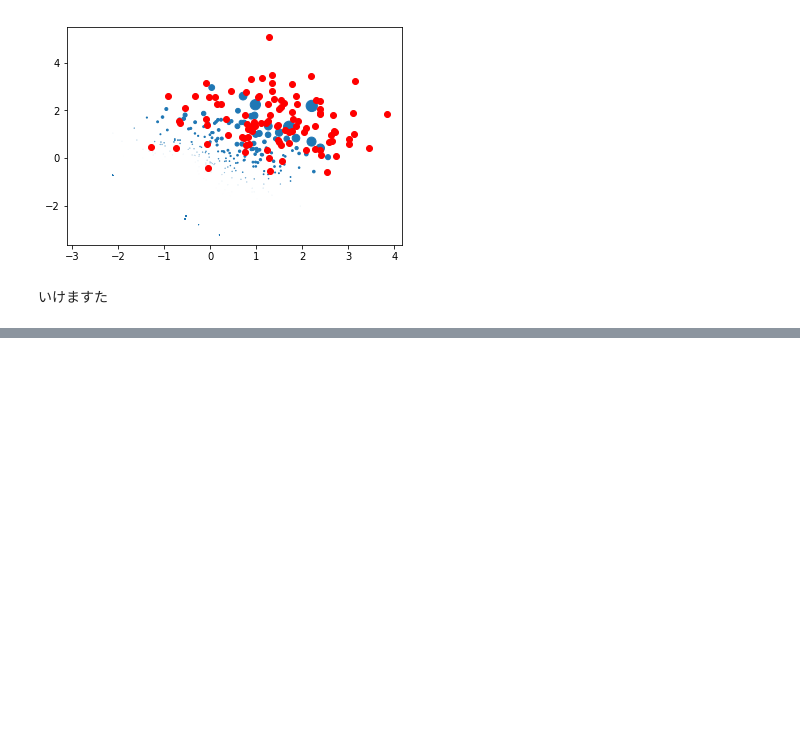
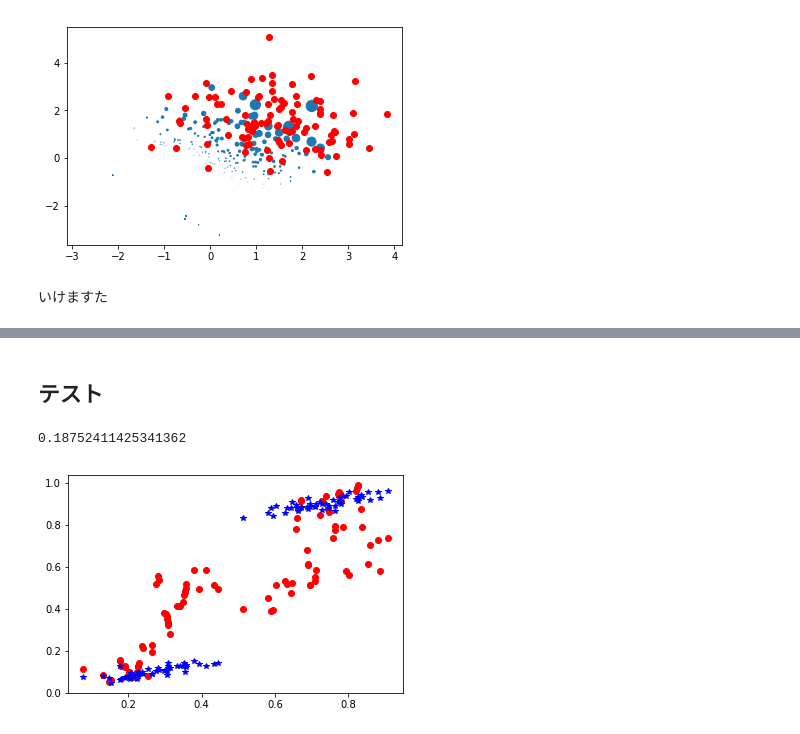
Before and after one commit to Nakakey/covariate_shift, a Jupyter notebook: compare_RuLSIF.ipynb, the cells around one changed output, grey strips where cells are left out. Cells and saved outputs as stored; diff of their text form; code cells hidden in the pictures; blank space fills up the shorter version.

```diff
--- a/compare_RuLSIF.ipynb
+++ b/compare_RuLSIF.ipynb
@@ -221,0 +205,2 @@ plt.plot(y[:,0], y[:,1], 'ro')
+# %%
+grid = np.linspace(0,1,100)[:,np.newaxis].T
@@ -221,0 +209,6 @@ plt.plot(y[:,0], y[:,1], 'ro')
+# %%
+train = train_x[:,np.newaxis].T
+test = test_x[:,np.newaxis].T
+alpha = 0.3
+PE, lsif_w, s = R_ULSIF(test, train, c_[grid, test, train], alpha,
+                   sigma_list(test, train), lambda_list(), test.shape[1], 5)
@@ -221,0 +221,12 @@ plt.plot(y[:,0], y[:,1], 'ro')
+# %%
+lsif_A = learn_KR(train, response,sigma = 0.01, gamma = 0.3, weight = lsif_w[-len(train):])
+# %% [markdown]
+## テスト
+# %%
+# 学習パラメータにかなり敏感のものですな
+plt.plot(test, pred_KR(test, train, sigma, lsif_A), 'ro', label = 'pred')
+plt.plot(test, test_y, 'b*', label = 'true')
+np.sqrt((pred_KR(test, train, sigma, lsif_A) - test_y)**2).mean()
+# %% [output]
+0.18752411425341362
+[figure, added]
```
Also changed, not shown: parts of 61 cells of this notebook, 1 other file.
